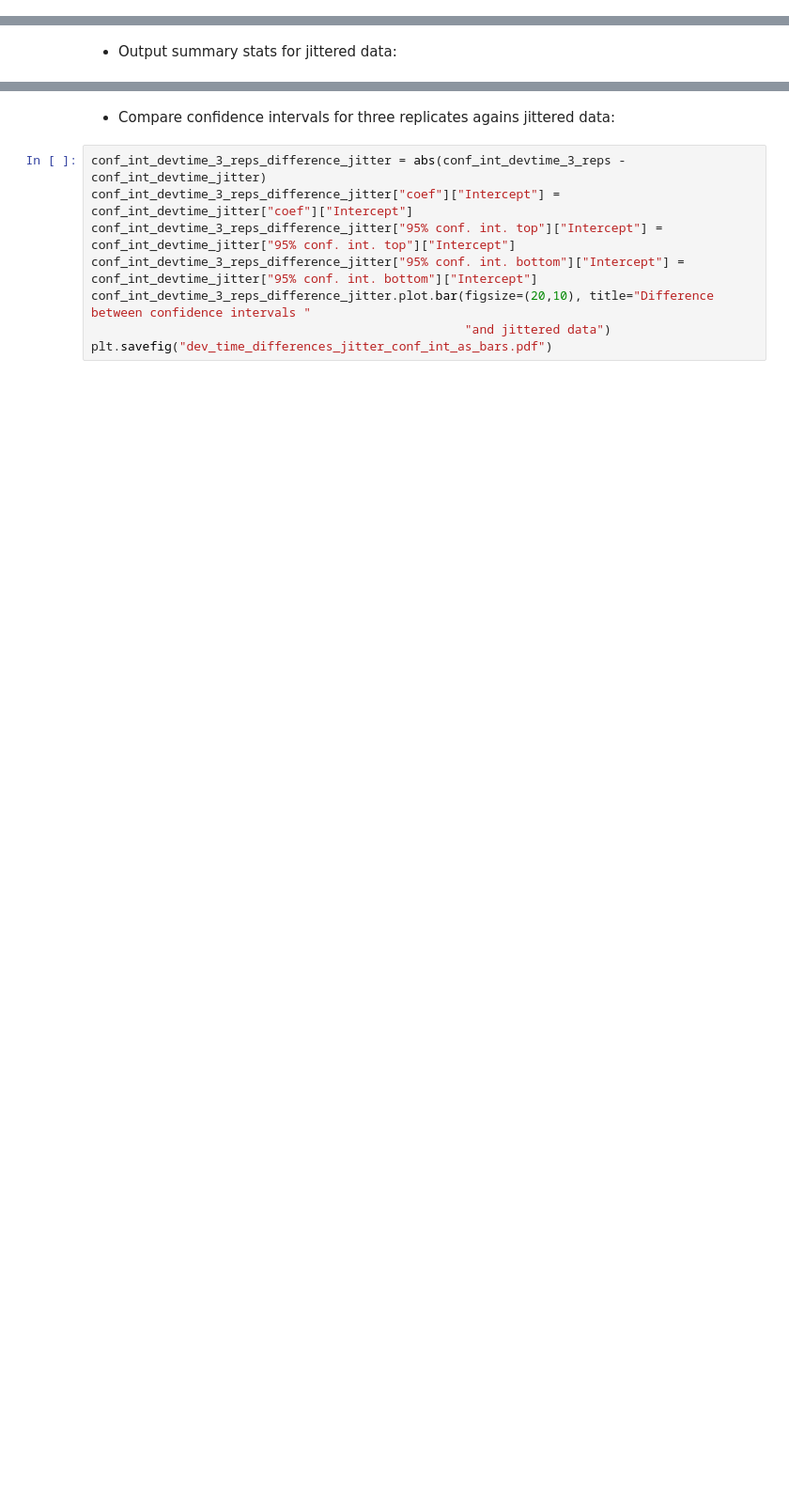
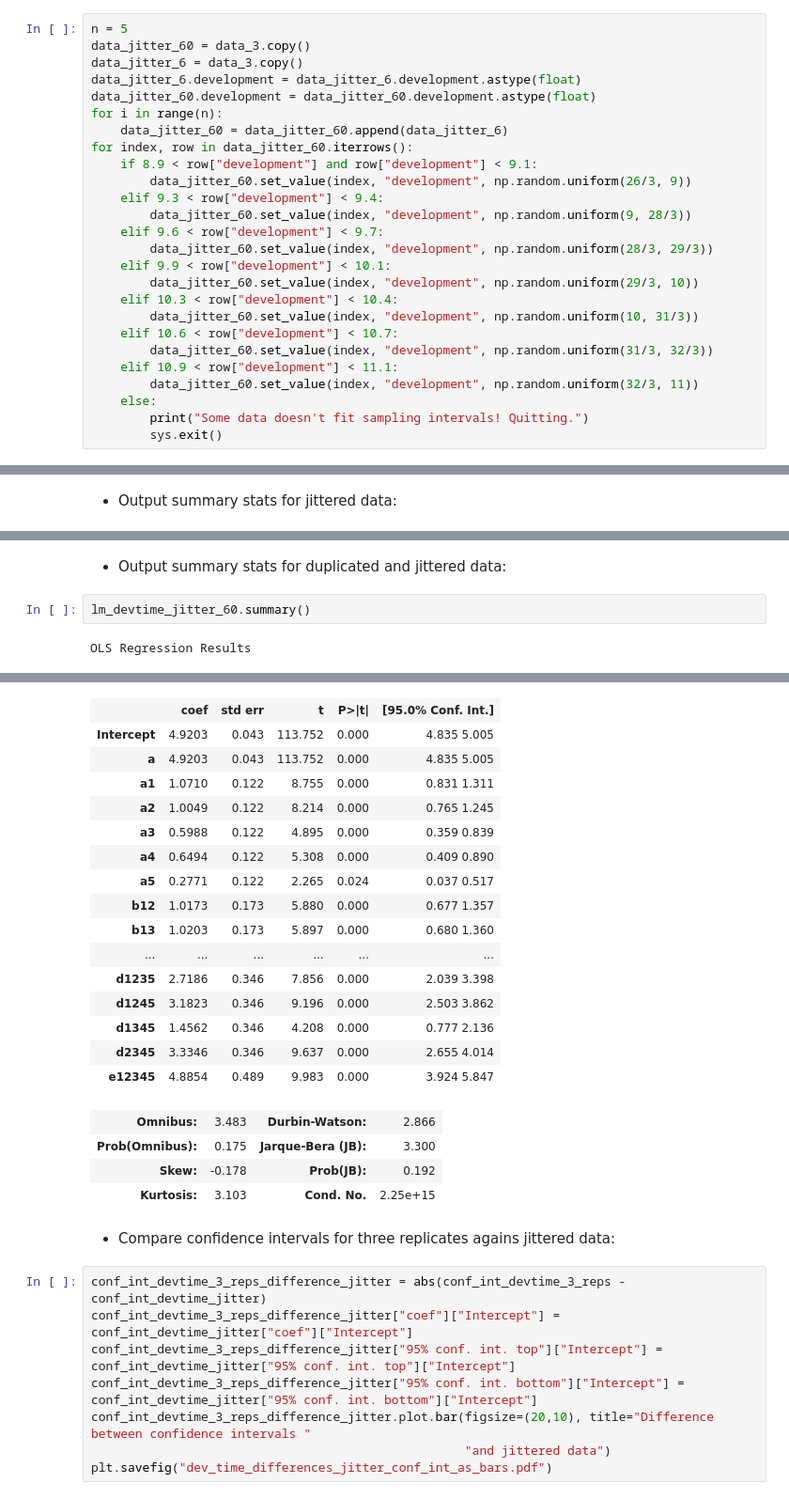
Before and after one commit to gavryushkin/microinteractions, a Jupyter notebook: taylor_lin_fit.ipynb, the cells around one changed output, grey strips where cells are left out. Shown: that part at 94% size. Cells and saved outputs as stored; diff of their text form; blank space fills up the shorter version.

```diff
--- a/taylor_lin_fit.ipynb
+++ b/taylor_lin_fit.ipynb
@@ -238,3 +221,29 @@ for index, row in data_jitter_60.iterrows():
+# %%
+n = 5
+data_jitter_60 = data_3.copy()
+data_jitter_6 = data_3.copy()
+data_jitter_6.development = data_jitter_6.development.astype(float)
+data_jitter_60.development = data_jitter_60.development.astype(float)
+for i in range(n):
+    data_jitter_60 = data_jitter_60.append(data_jitter_6)
+for index, row in data_jitter_60.iterrows():
+    if 8.9 < row["development"] and row["development"] < 9.1:
+        data_jitter_60.set_value(index, "development", np.random.uniform(26/3, 9))
+    elif 9.3 < row["development"] < 9.4:
+        data_jitter_60.set_value(index, "development", np.random.uniform(9, 28/3))
+    elif 9.6 < row["development"] < 9.7:
+        data_jitter_60.set_value(index, "development", np.random.uniform(28/3, 29/3))
+    elif 9.9 < row["development"] < 10.1:
+        data_jitter_60.set_value(index, "development", np.random.uniform(29/3, 10))
+    elif 10.3 < row["development"] < 10.4:
+        data_jitter_60.set_value(index, "development", np.random.uniform(10, 31/3))
+    elif 10.6 < row["development"] < 10.7:
+        data_jitter_60.set_value(index, "development", np.random.uniform(31/3, 32/3))
+    elif 10.9 < row["development"] < 11.1:
+        data_jitter_60.set_value(index, "development", np.random.uniform(32/3, 11))
+    else:
+        print("Some data doesn't fit sampling intervals! Quitting.")
+        sys.exit()
 # %% [markdown]
 - Fit the model and plot the results for jittered data:
 # %%
@@ -376,0 +386,6 @@ OLS Regression Results
+# %% [markdown]
+- Output summary stats for duplicated and jittered data:
+# %%
+lm_devtime_jitter_60.summary()
+# %% [output]
+OLS Regression Results
@@ -377,3 +401,23 @@ OLS Regression Results
+|  | coef | std err | t | P>|t| | [95.0% Conf. Int.] |
+| Intercept | 4.9203 | 0.043 | 113.752 | 0.000 | 4.835 5.005 |
+| a | 4.9203 | 0.043 | 113.752 | 0.000 | 4.835 5.005 |
+| a1 | 1.0710 | 0.122 | 8.755 | 0.000 | 0.831 1.311 |
+| a2 | 1.0049 | 0.122 | 8.214 | 0.000 | 0.765 1.245 |
+| a3 | 0.5988 | 0.122 | 4.895 | 0.000 | 0.359 0.839 |
+| a4 | 0.6494 | 0.122 | 5.308 | 0.000 | 0.409 0.890 |
+| a5 | 0.2771 | 0.122 | 2.265 | 0.024 | 0.037 0.517 |
+| b12 | 1.0173 | 0.173 | 5.880 | 0.000 | 0.677 1.357 |
+| b13 | 1.0203 | 0.173 | 5.897 | 0.000 | 0.680 1.360 |
+| ... | ... | ... | ... | ... | ... |
+| d1235 | 2.7186 | 0.346 | 7.856 | 0.000 | 2.039 3.398 |
+| d1245 | 3.1823 | 0.346 | 9.196 | 0.000 | 2.503 3.862 |
+| d1345 | 1.4562 | 0.346 | 4.208 | 0.000 | 0.777 2.136 |
+| d2345 | 3.3346 | 0.346 | 9.637 | 0.000 | 2.655 4.014 |
+| e12345 | 4.8854 | 0.489 | 9.983 | 0.000 | 3.924 5.847 |
+| Omnibus: | 3.483 | Durbin-Watson: | 2.866 |
+| Prob(Omnibus): | 0.175 | Jarque-Bera (JB): | 3.300 |
+| Skew: | -0.178 | Prob(JB): | 0.192 |
+| Kurtosis: | 3.103 | Cond. No. | 2.25e+15 |
 # %% [markdown]
 - Compare confidence intervals for three replicates agains jittered data:
 # %%
```
Also changed, not shown: parts of 18 cells of this notebook.
